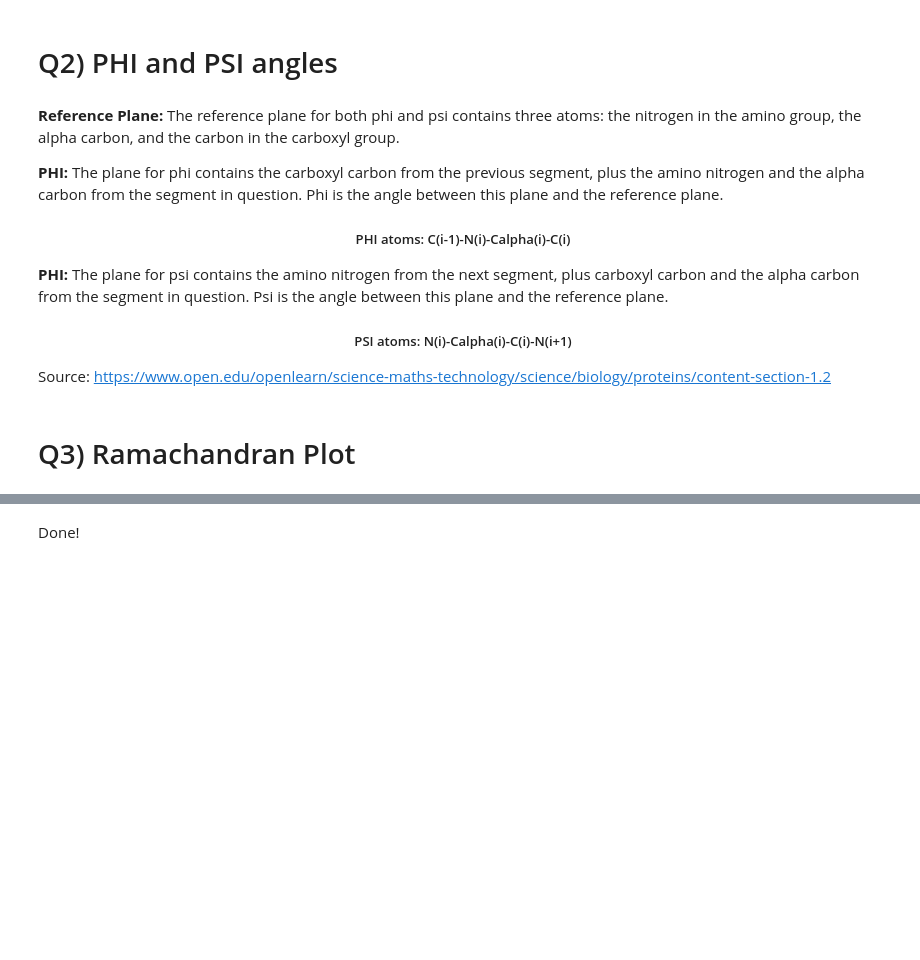
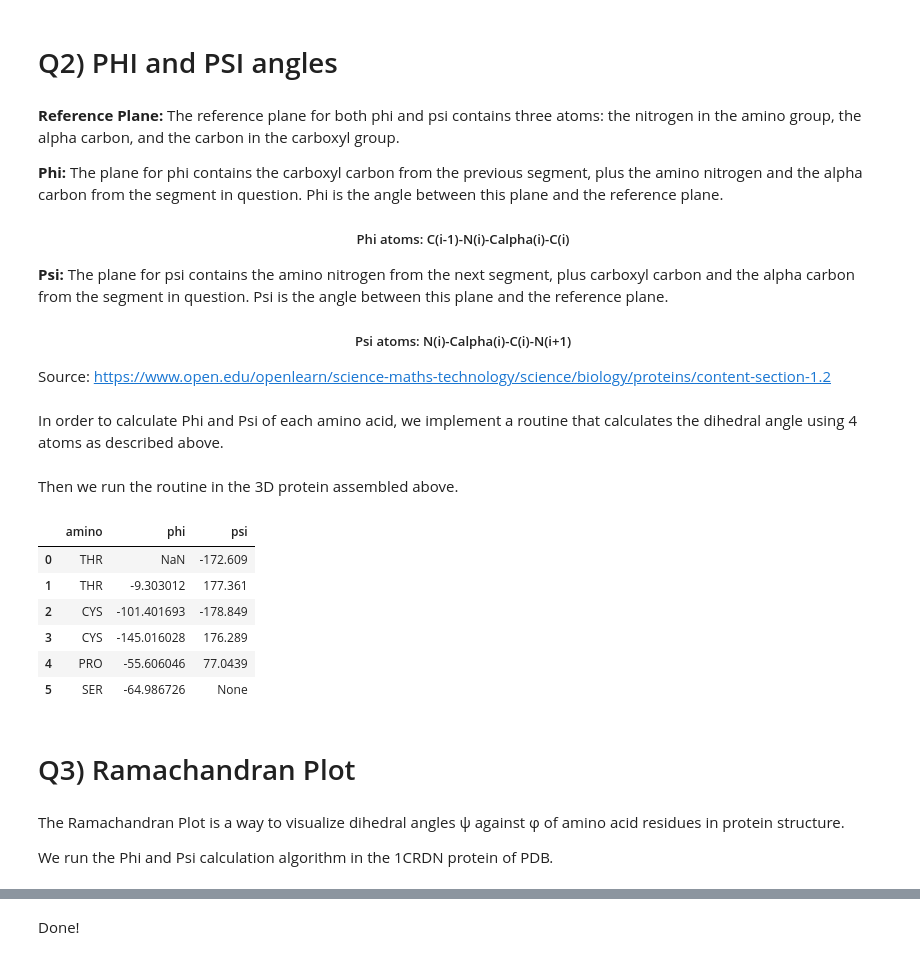
Before and after one commit to cristianl1251/structural-bioinformatics, a Jupyter notebook: assignment_2/Polypeptide Chain.ipynb, the cells around one changed output, grey strips where cells are left out. Saved outputs shown, nothing was run; the diff lists cells and outputs as text; code cells hidden in the pictures; blank space fills up the shorter version.

```diff
--- a/assignment_2/Polypeptide Chain.ipynb
+++ b/assignment_2/Polypeptide Chain.ipynb
@@ -382,15 +556,17 @@ protein.head(20)
 # %% [markdown]
 **Reference Plane:** The reference plane for both phi and psi contains three atoms: the nitrogen in the amino group, the alpha carbon, and the carbon in the carboxyl group.
 
-**PHI:** The plane for phi contains the carboxyl carbon from the previous segment, plus the amino nitrogen and the alpha carbon from the segment in question. Phi is the angle between this plane and the reference plane.
+**Phi:** The plane for phi contains the carboxyl carbon from the previous segment, plus the amino nitrogen and the alpha carbon from the segment in question. Phi is the angle between this plane and the reference plane.
 
-<h5><center>PHI atoms: C(i-1)-N(i)-Calpha(i)-C(i)</center></h5>
+<h5><center>Phi atoms: C(i-1)-N(i)-Calpha(i)-C(i)</center></h5>
 
-**PHI:** The plane for psi contains the amino nitrogen from the next segment, plus carboxyl carbon and the alpha carbon from the segment in question. Psi is the angle between this plane and the reference plane.
+**Psi:** The plane for psi contains the amino nitrogen from the next segment, plus carboxyl carbon and the alpha carbon from the segment in question. Psi is the angle between this plane and the reference plane.
 
-<h5><center>PSI atoms: N(i)-Calpha(i)-C(i)-N(i+1)</center></h5>
+<h5><center>Psi atoms: N(i)-Calpha(i)-C(i)-N(i+1)</center></h5>
 
 Source: https://www.open.edu/openlearn/science-maths-technology/science/biology/proteins/content-section-1.2
+# %% [markdown]
+In order to calculate Phi and Psi of each amino acid, we implement a routine that calculates the dihedral angle using 4 atoms as described above.
 # %%
 def _infer_phi(c_previous, n_current, c_alpha_current, c_current):
     return calculate_dihedral_angle(c_previous, n_current, c_alpha_current, c_current)
@@ -429,12 +605,26 @@ def infer_phi_psi(protein):
         phi_psi = phi_psi.append(new_phi_psi, sort=True, ignore_index=True)
 
     return phi_psi
+# %% [markdown]
+Then we run the routine in the 3D protein assembled above.
 # %%
 phi_psi = infer_phi_psi(protein)
 # %%
-phi_psi
+phi_psi.head(20)
+# %% [output]
+|  | amino | phi | psi |
+| 0 | THR | NaN | -172.609 |
+| 1 | THR | -9.303012 | 177.361 |
+| 2 | CYS | -101.401693 | -178.849 |
+| 3 | CYS | -145.016028 | 176.289 |
+| 4 | PRO | -55.606046 | 77.0439 |
+| 5 | SER | -64.986726 | None |
 # %% [markdown]
 # Q3) Ramachandran Plot
+# %% [markdown]
+The Ramachandran Plot is a way to visualize dihedral angles ψ against φ of amino acid residues in protein structure.
+
+We run the Phi and Psi calculation algorithm in the 1CRDN protein of PDB.
 # %%
 ramachandran = infer_phi_psi(molecule)
 # %%
```
Also changed, not shown: parts of 31 cells of this notebook.
